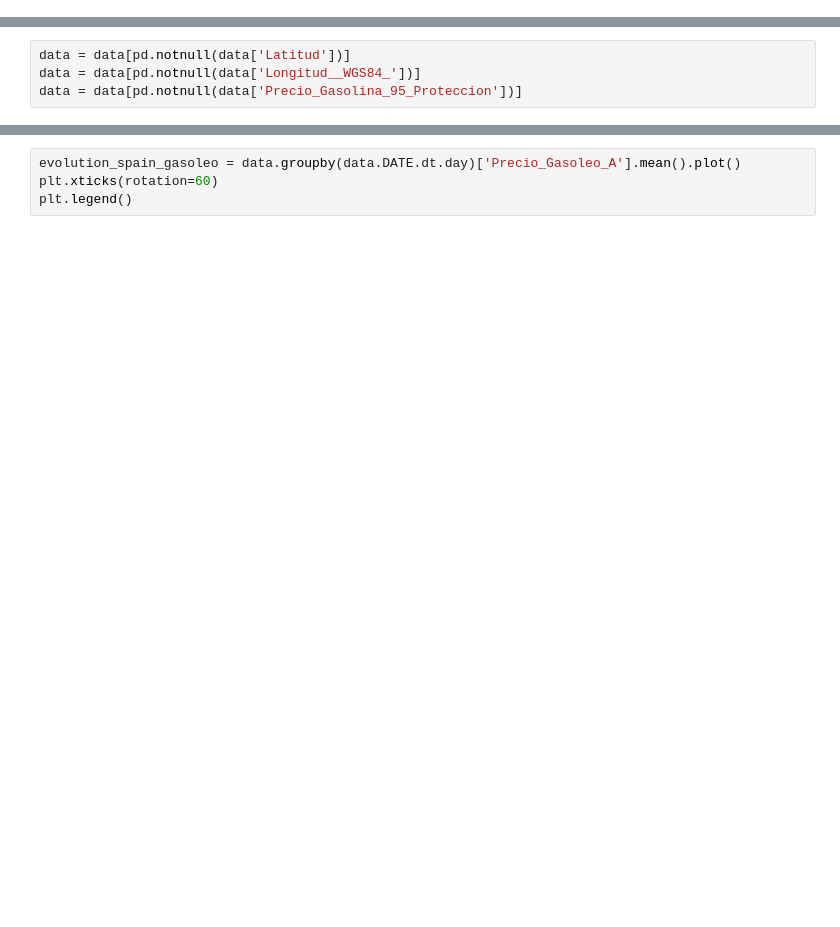
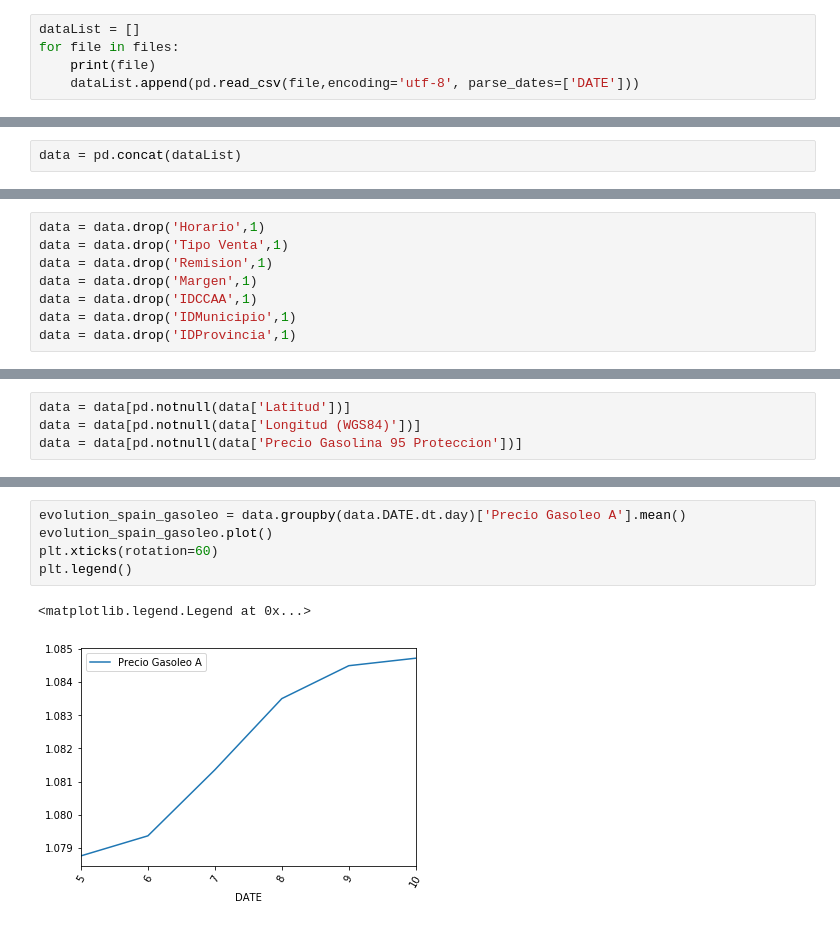
Before and after one commit to raiabril/jupyter_notebooks, a Jupyter notebook: gasolineras.ipynb, the cells around one changed output, grey strips where cells are left out. Cells and saved outputs as stored; diff of their text form; blank space fills up the shorter version.

```diff
--- a/gasolineras.ipynb
+++ b/gasolineras.ipynb
@@ -18,0 +16,5 @@ data.tail(10)
+# %%
+dataList = []
+for file in files:
+    print(file)
+    dataList.append(pd.read_csv(file,encoding='utf-8', parse_dates=['DATE']))
@@ -18,0 +39,2 @@ data.tail(10)
+# %%
+data = pd.concat(dataList)
@@ -18,0 +61,8 @@ data.tail(10)
+# %%
+data = data.drop('Horario',1)
+data = data.drop('Tipo Venta',1)
+data = data.drop('Remision',1)
+data = data.drop('Margen',1)
+data = data.drop('IDCCAA',1)
+data = data.drop('IDMunicipio',1)
+data = data.drop('IDProvincia',1)
@@ -21,4 +113,4 @@ data.DATE.describe()
 # %%
 data = data[pd.notnull(data['Latitud'])]
-data = data[pd.notnull(data['Longitud__WGS84_'])]
-data = data[pd.notnull(data['Precio_Gasolina_95_Proteccion'])]
+data = data[pd.notnull(data['Longitud (WGS84)'])]
+data = data[pd.notnull(data['Precio Gasolina 95 Proteccion'])]
@@ -61,5 +297,9 @@ data.loc[data['Municipio'] == 'Granada'].groupby('Rotulo')['Precio_Gasoleo_A'].m
 # %%
-evolution_spain_gasoleo = data.groupby(data.DATE.dt.day)['Precio_Gasoleo_A'].mean().plot()
+evolution_spain_gasoleo = data.groupby(data.DATE.dt.day)['Precio Gasoleo A'].mean()
+evolution_spain_gasoleo.plot()
 plt.xticks(rotation=60)
 plt.legend()
+# %% [output]
+<matplotlib.legend.Legend at 0x...>
+[figure, added]
 # %%
```
Also changed, not shown: parts of 30 cells of this notebook, 3 other files.
